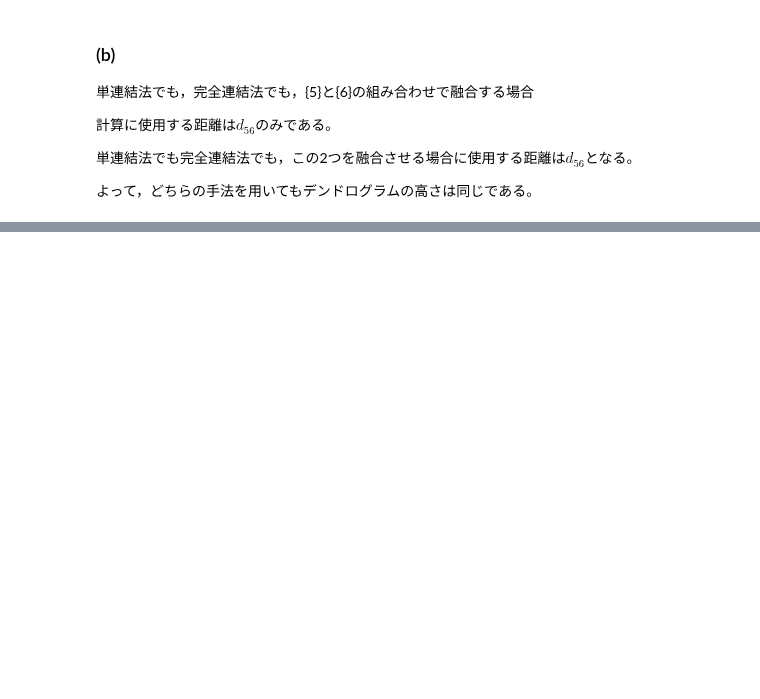
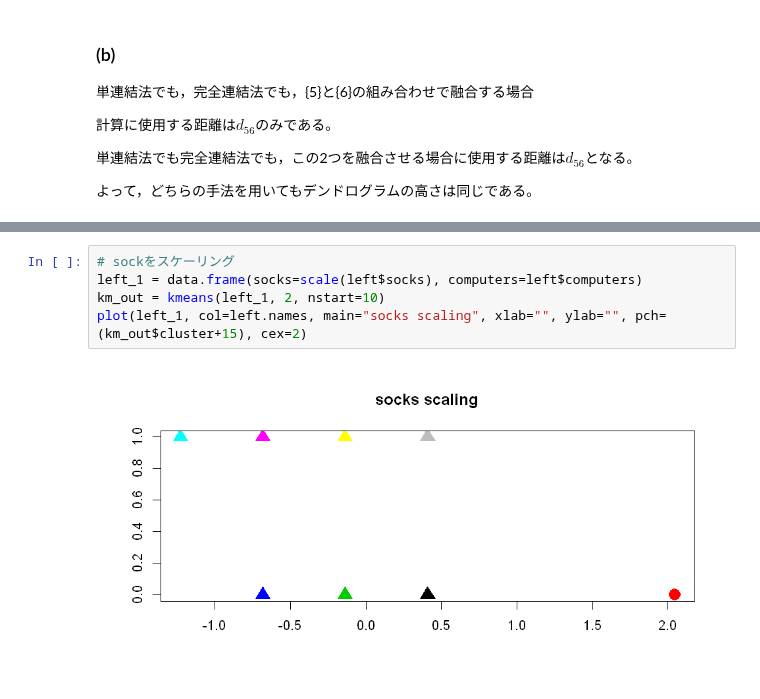
Before and after one commit to yellowmeteor/met_python.github.io, a Jupyter notebook: ISLR/10_Unsupervized_Learning.ipynb, the cells around one changed output, grey strips where cells are left out. Saved outputs shown, nothing was run; the diff lists cells and outputs as text; blank space fills up the shorter version.

```diff
--- a/ISLR/10_Unsupervized_Learning.ipynb
+++ b/ISLR/10_Unsupervized_Learning.ipynb
@@ -640,0 +647,7 @@ barplot(left$computers,col=as.character(left$col),xlab = 'Computers',width = rep
+# %%
+# sockをスケーリング
+left_1 = data.frame(socks=scale(left$socks), computers=left$computers)
+km_out = kmeans(left_1, 2, nstart=10)
+plot(left_1, col=left.names, main="socks scaling", xlab="", ylab="", pch=(km_out$cluster+15), cex=2)
+# %% [output]
+[figure, added]
```
Also changed, not shown: parts of 7 cells of this notebook.
